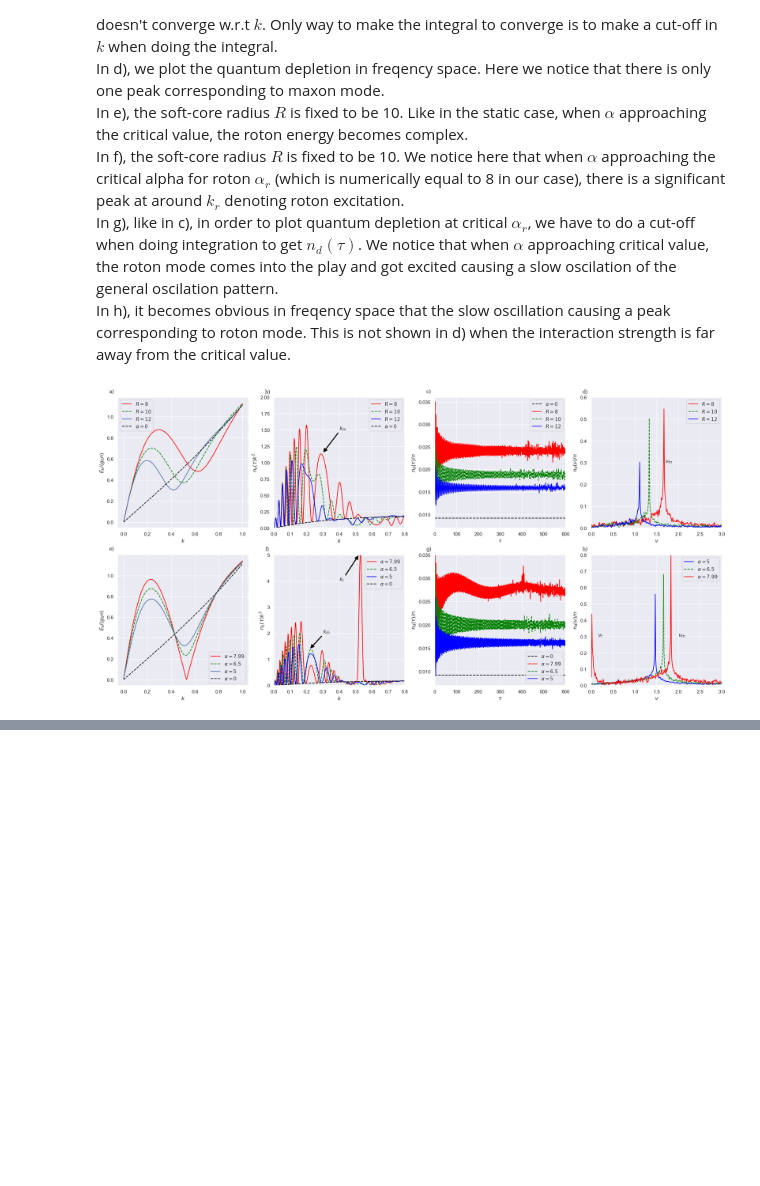
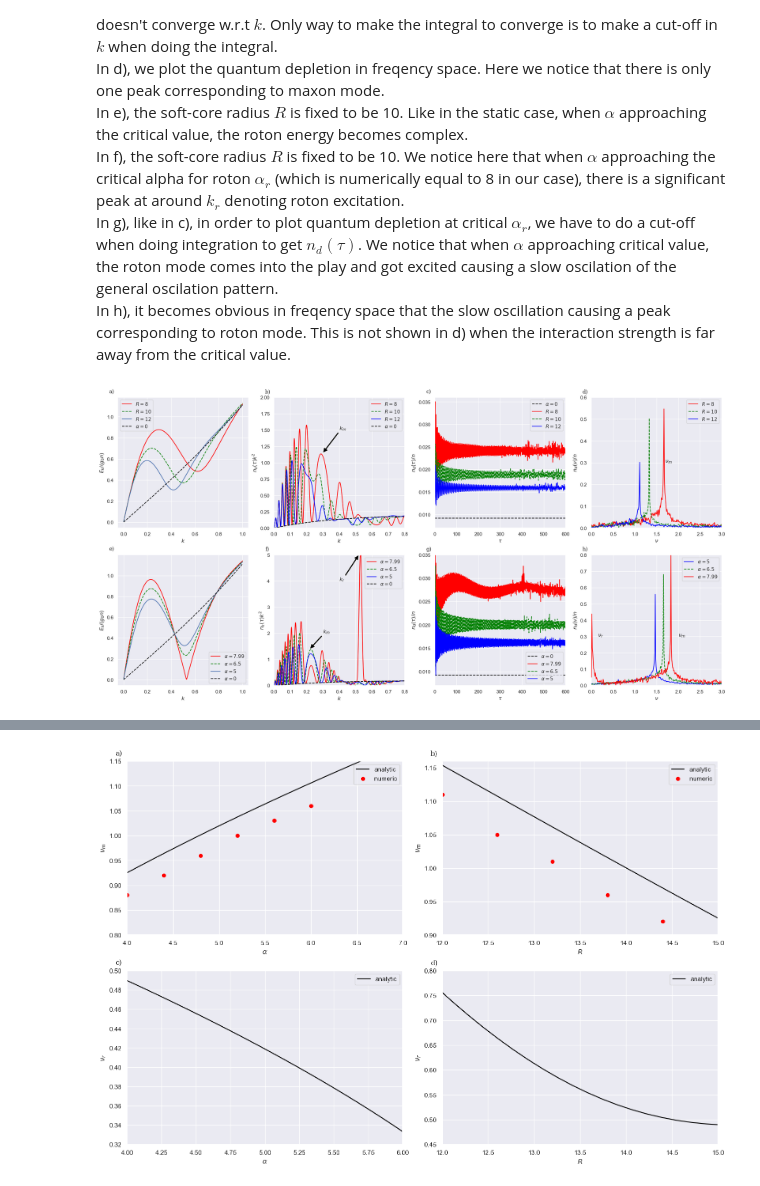
Before and after one commit to coolgas/PAPER_RECREATE, a Jupyter notebook: 2020_PhysRevA.102.023319.ipynb, the cells around one changed output, grey strips where cells are left out. Cells and saved outputs as stored; diff of their text form; code cells hidden in the pictures; blank space fills up the shorter version.

Commit message:
numerical quantum depletion added

```diff
--- a/2020_PhysRevA.102.023319.ipynb
+++ b/2020_PhysRevA.102.023319.ipynb
@@ -234,7 +234,7 @@ def fft_n_d(tau, alpha, radius, stronger_alpha):
         n_d_lst = [n_d(t, alpha, radius, stronger_alpha) for t in tau]
         n_df = fft(n_d_lst)
         xf = fftfreq(len(n_d_lst),d=0.1)
-        return (xf, n_df)
+        return xf, n_df
 # %% [markdown]
 ### Plots of dynamic cases
 In a), we notice that the maxon energies decrease as soft-core interaction radius $R$ increases.<br>
@@ -398,0 +369,45 @@ plt.show()
+# %%
+fig, axs = plt.subplot_mosaic([['a)','b)'], ['c)', 'd)']],
+                              constrained_layout=True, figsize=(15, 10))
+for label, ax in axs.items():
+    # label physical distance to the left and up:
+    trans = mtransforms.ScaledTranslation(-20/72, 7/72, fig.dpi_scale_trans)
+    ax.text(0.0, 1.0, label, transform=ax.transAxes + trans, fontsize='medium', va='bottom', fontfamily='serif')
+
+strength = np.linspace(0.01, 7, 100)
+strength_numeric = np.linspace(4,6,6)
+numeric_freq1 = [get_numerical_frequency(alpha,15,False) for alpha in strength_numeric]
+axs['a)'].plot(strength, get_frequency((5*np.pi)/(6*15),strength,15),color='black',label='analytic')
+axs['a)'].scatter(strength_numeric, numeric_freq1, color='red', label='numeric')
+axs['a)'].set_xlabel(r'$\alpha$')
+axs['a)'].set_ylabel(r'$\nu_m$')
+axs['a)'].axis([4,7,0.8,1.15])
+axs['a)'].legend()
+
+radius = np.linspace(0.01, 16, 100)
+radius_numeric = np.linspace(12,15,6)
+numeric_freq = [get_numerical_frequency(4, r, False) for r in radius_numeric]
+axs['b)'].plot(radius, get_frequency((5*np.pi)/(6*15),4,radius),color='black',label='analytic')
+axs['b)'].scatter(radius_numeric, numeric_freq, color='red', label='numeric')
+axs['b)'].set_xlabel('$R$')
+axs['b)'].set_ylabel(r'$\nu_m$')
+axs['b)'].axis([12,15,0.9,1.16])
+axs['b)'].legend()
+
+
+axs['c)'].plot(strength, get_frequency((5*np.pi)/(3*15),strength,15),color='black',label='analytic')
+axs['c)'].set_xlabel(r'$\alpha$')
+axs['c)'].set_ylabel(r'$\nu_r$')
+axs['c)'].axis([4,6,0.32,0.5])
+axs['c)'].legend()
+
+axs['d)'].plot(radius, get_frequency((5*np.pi)/(3*15),4,radius),color='black',label='analytic')
+axs['d)'].set_xlabel('$R$')
+axs['d)'].set_ylabel(r'$\nu_r$')
+axs['d)'].axis([12,15,0.45,0.8])
+axs['d)'].legend()
+
+
+plt.show()
+# %% [output]
+[figure, added]
```
Also changed, not shown: parts of 7 cells of this notebook.
